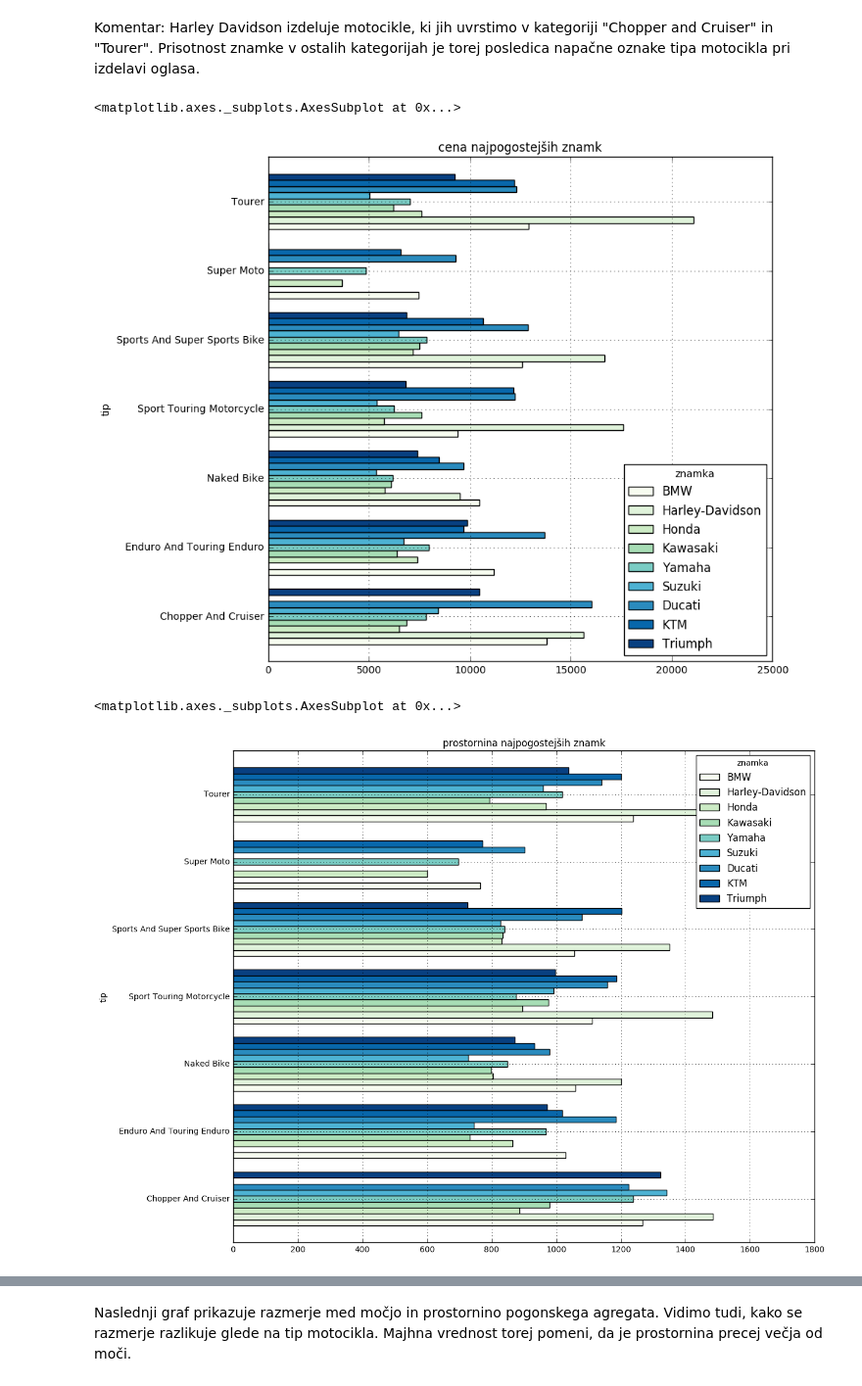
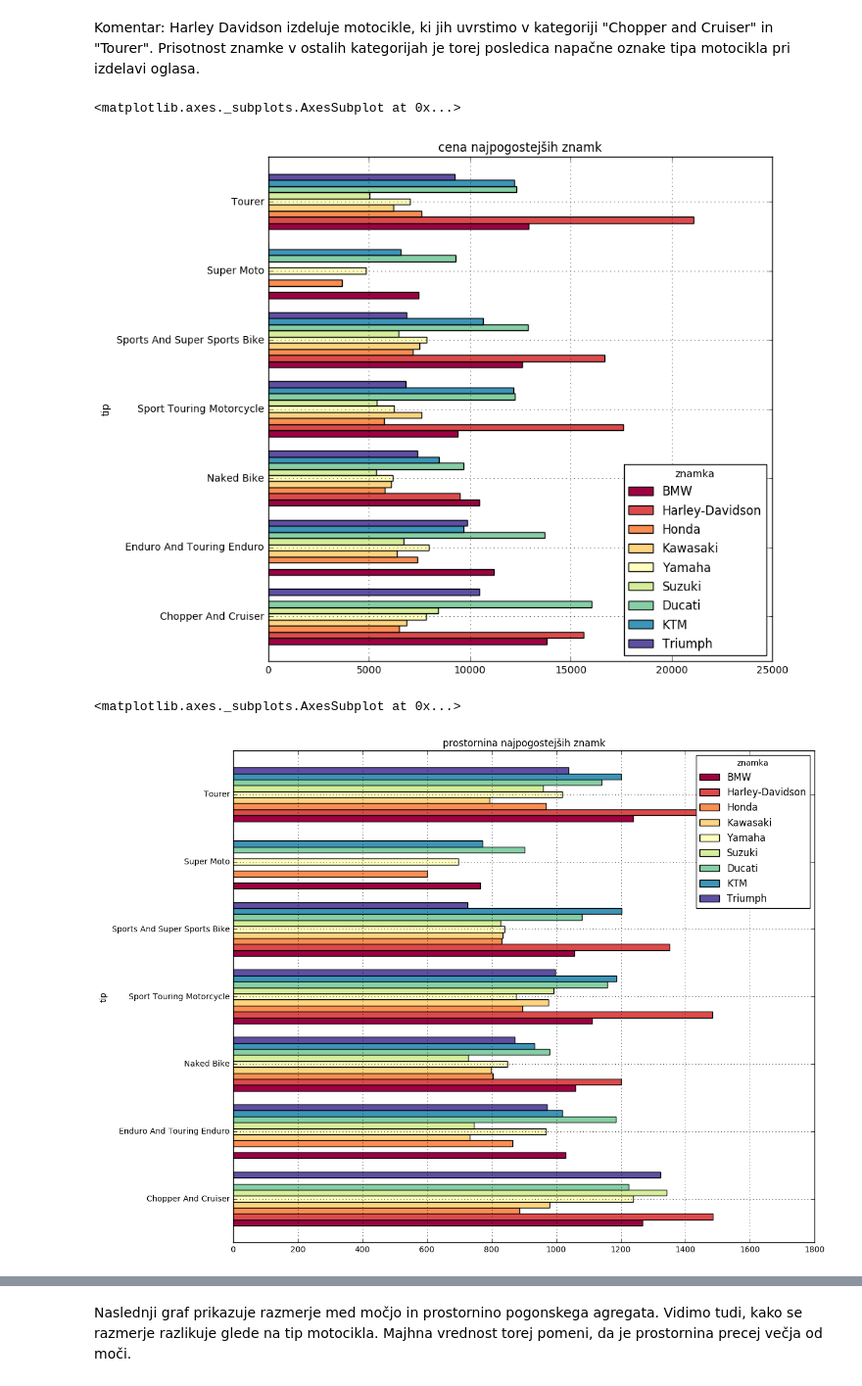
Before and after one commit to FMF-projects/rabljeni-motocikli, a Jupyter notebook: rabljeni_motocikli.ipynb, the cells around one changed output, grey strips where cells are left out. Shown at 98% size. Drawn from its saved outputs; the diff is of its cells as text; code cells hidden in the pictures.

```diff
--- a/rabljeni_motocikli.ipynb
+++ b/rabljeni_motocikli.ipynb
@@ -238,15 +238,15 @@ pogoste_znamke = znamke_stevilo[p].index.values.tolist()
 Komentar: Harley Davidson izdeluje motocikle, ki jih uvrstimo v kategoriji "Chopper and Cruiser" in "Tourer". Prisotnost znamke v ostalih kategorijah je torej posledica napačne oznake tipa motocikla pri izdelavi oglasa.
 # %%
 tip_znamka_cena = motocikli.pivot_table(index='tip', columns='znamka', values='cena')
-tip_znamka_cena[pogoste_znamke].plot(kind='barh', figsize=(9,9), colormap='GnBu', grid=True, width=0.8, title='cena najpogostejših znamk')
+tip_znamka_cena[pogoste_znamke].plot(kind='barh', figsize=(9,9), colormap='Spectral', grid=True, width=0.8, title='cena najpogostejših znamk')
 # %% [output]
 <matplotlib.axes._subplots.AxesSubplot at 0x...>
-[figure, old version]
+[figure, new version]
 # %%
 tip_znamka_prostornina = motocikli.pivot_table(index='tip', columns='znamka', values='prostornina')
-tip_znamka_prostornina[pogoste_znamke].plot(kind='barh', figsize=(13,11), colormap='GnBu', grid=True, width=0.8, title='prostornina najpogostejših znamk')
+tip_znamka_prostornina[pogoste_znamke].plot(kind='barh', figsize=(13,11), colormap='Spectral', grid=True, width=0.8, title='prostornina najpogostejših znamk')
 # %% [output]
 <matplotlib.axes._subplots.AxesSubplot at 0x...>
-[figure, old version]
+[figure, new version]
 # %%
 tip_znamka_moc = motocikli.pivot_table(index='tip', columns='znamka', values='moc')
```
Also changed, not shown: parts of 10 cells of this notebook.
